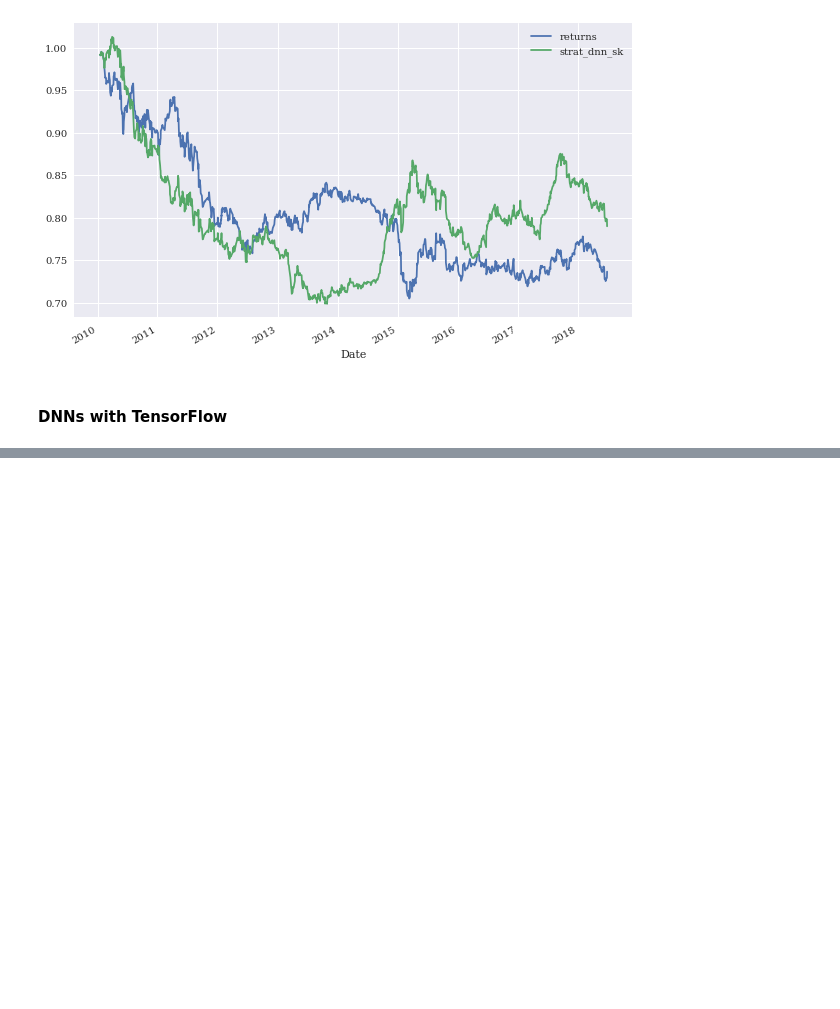
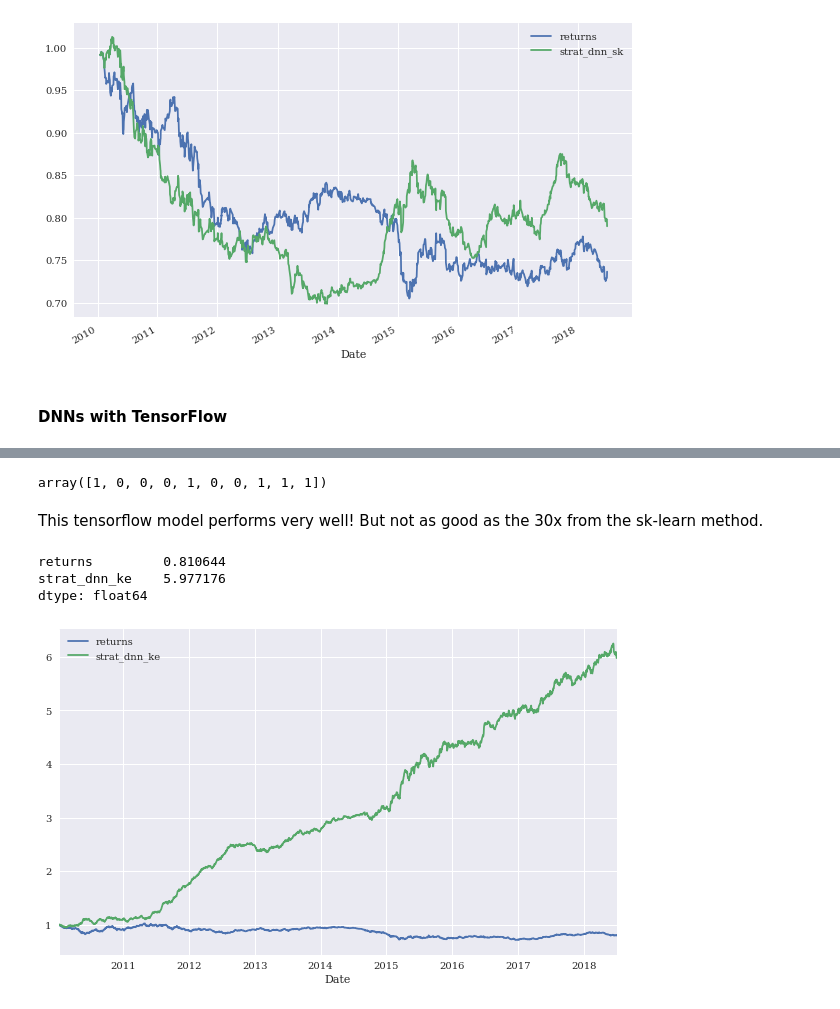
Before and after one commit to JoesUsername98/Quant_Portfolio, a Jupyter notebook: Backtesting.ipynb, the cells around one changed output, grey strips where cells are left out. Cells and saved outputs as stored; diff of their text form; code cells hidden in the pictures; blank space fills up the shorter version.

```diff
--- a/Backtesting.ipynb
+++ b/Backtesting.ipynb
@@ -716,0 +736,4 @@ test[['returns','strat_dnn_sk']].cumsum().apply(np.exp).plot(figsize=(10,6))
+# %%
+%%time
+model.fit(data_[cols], data['direction_'],
+          epochs=50, verbose=False)
@@ -716,0 +748,25 @@ test[['returns','strat_dnn_sk']].cumsum().apply(np.exp).plot(figsize=(10,6))
+# %%
+pred = np.where(model.predict(data_[cols]) > 0.5, 1, 0)
+#Where probability is more likely than not
+pred[:10].flatten()
+# %% [output]
+array([1, 0, 0, 0, 1, 0, 0, 1, 1, 1])
+# %%
+data['pos_dnn_ke'] = np.where(pred > 0, 1, -1)
+#Where pred is 0, change to -1...
+# %%
+data['strat_dnn_ke'] = data['pos_dnn_ke'] * data['returns']
+# %% [markdown]
+This tensorflow model performs very well! But not as good as the 30x from the sk-learn method.
+# %%
+data[['returns', 'strat_dnn_ke']].sum().apply(np.exp)
+# %% [output]
+returns         0.810644
+strat_dnn_ke    5.977176
+dtype: float64
+# %%
+data[['returns', 'strat_dnn_ke']].cumsum(
+        ).apply(np.exp).plot(figsize=(10, 6));
+# plt.savefig('../../images/ch15/strat_ml_14.png');
+# %% [output]
+[figure, added]
```
Also changed, not shown: parts of 29 cells of this notebook.
